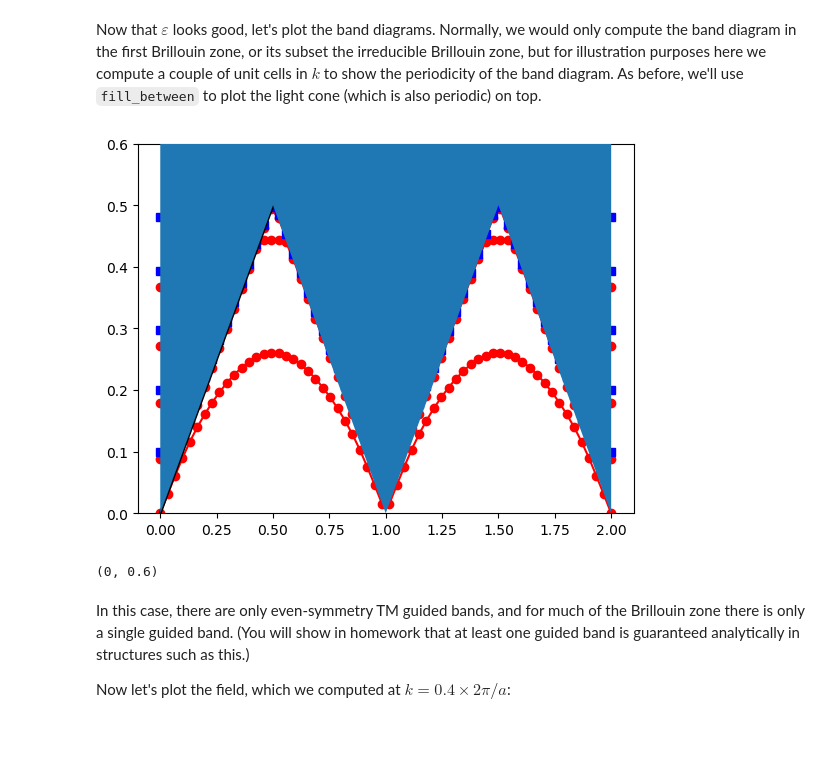
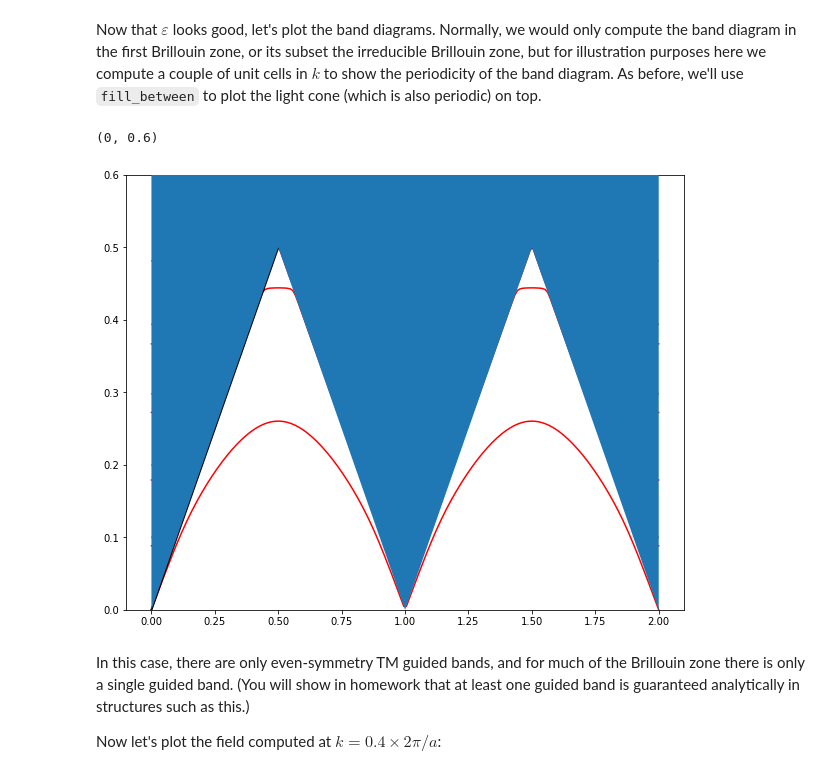
Before and after one commit to mitmath/18369, a Jupyter notebook: notes/MPB-demo.ipynb, the cells around one changed output. Drawn from its saved outputs; the diff is of its cells as text; code cells hidden in the pictures; blank space fills up the shorter version.

```diff
--- a/notes/MPB-demo.ipynb
+++ b/notes/MPB-demo.ipynb
@@ -97,0 +25,8 @@ Because MPB's calculation is technically a supercell, a periodic array of wavegu
+# %%
+# First, we will define some parameters describing our structure.
+# Defining them symbolically here makes it easier to change them.
+
+eps_hi = 12  # the waveguide dielectric constant
+eps_lo = 1  # the surrounding low-dielectric material
+h = 1       # the thickness of the waveguide (arbitrary units)
+Y = 10      # the size of the computational cell in the y direction
@@ -204,0 +275,14 @@ run(pipeline(`mpb 2dwaveguide-periodic.ctl`, "2dwaveguide-periodic.out"))
+# %%
+ms2 = mpb.ModeSolver(
+    num_bands=5,
+    k_points=mp.interpolate(200, [mp.Vector3(0),mp.Vector3(2)]),
+    geometry=[mp.Cylinder(center=(0,0), radius=0.2, material=mp.Medium(epsilon=eps_hi))],
+    geometry_lattice=mp.Lattice(size=(1, Y)),
+    resolution=16,
+    default_material=mp.Medium(epsilon=eps_lo))
+
+ms2.run_tm_yeven()
+tmyeven_freqs2 = ms2.all_freqs
+ms2.run_tm_yodd()
+tmyodd_freqs2 = ms2.all_freqs
+kx2 = [k.x for k in ms2.k_points]
@@ -214,20 +324,16 @@ axis("equal")
 # %% [markdown]
 Now that $\varepsilon$ looks good, let's plot the band diagrams.  Normally, we would only compute the band diagram in the first Brillouin zone, or its subset the irreducible Brillouin zone, but for illustration purposes here we compute a couple of unit cells in $k$ to show the periodicity of the band diagram.  As before, we'll use `fill_between` to plot the light cone (which is also periodic) on top.
 # %%
-run(pipeline(`grep tmyevenfreqs: 2dwaveguide-periodic.out`, `cut -d, -f2-`, "tmyeven-p.dat"))
-run(pipeline(`grep tmyoddfreqs: 2dwaveguide-periodic.out`, `cut -d, -f2-`, "tmyodd-p.dat"))
-tmyeven_p, = readcsv("tmyeven-p.dat", header=true)
-tmyodd_p, = readcsv("tmyodd-p.dat", header=true)
-kx_p = tmyeven_p[:,2]
-plot(kx_p, tmyeven_p[:,6:end], "ro-")
-plot(kx_p, tmyodd_p[:,6:end], "bs-")
-plot(kx_p, kx_p, "k-", linewidth=2)
-fill_between([0,0.5,1,1.5,2.0],[0,0.5,0,0.5,0],[1,1,1,1,1], zorder=3)
-ylim(0,0.6)
+plt.figure(figsize=(10,8))
+plt.plot(kx2, tmyeven_freqs2, "r-")
+plt.plot(kx2, tmyodd_freqs2, "b--")
+plt.plot(kx2, kx2, "k-", linewidth=2)
+plt.fill_between([0,0.5,1,1.5,2.0],[0,0.5,0,0.5,0],[1,1,1,1,1], zorder=3)
+plt.ylim(0,0.6)
 # %% [output]
+(0, 0.6)
-[figure, old version]
+[figure, new version]
-(0, 0.6)
 # %% [markdown]
 In this case, there are only even-symmetry TM guided bands, and for much of the Brillouin zone there is only a single guided band.  (You will show in homework that at least one guided band is guaranteed analytically in structures such as this.)
 
-Now let's plot the field, which we computed at $k=0.4 \times 2\pi/a$:
+Now let's plot the field computed at $k=0.4 \times 2\pi/a$:
```
Also changed, not shown: parts of 61 cells of this notebook, 1 other file.
